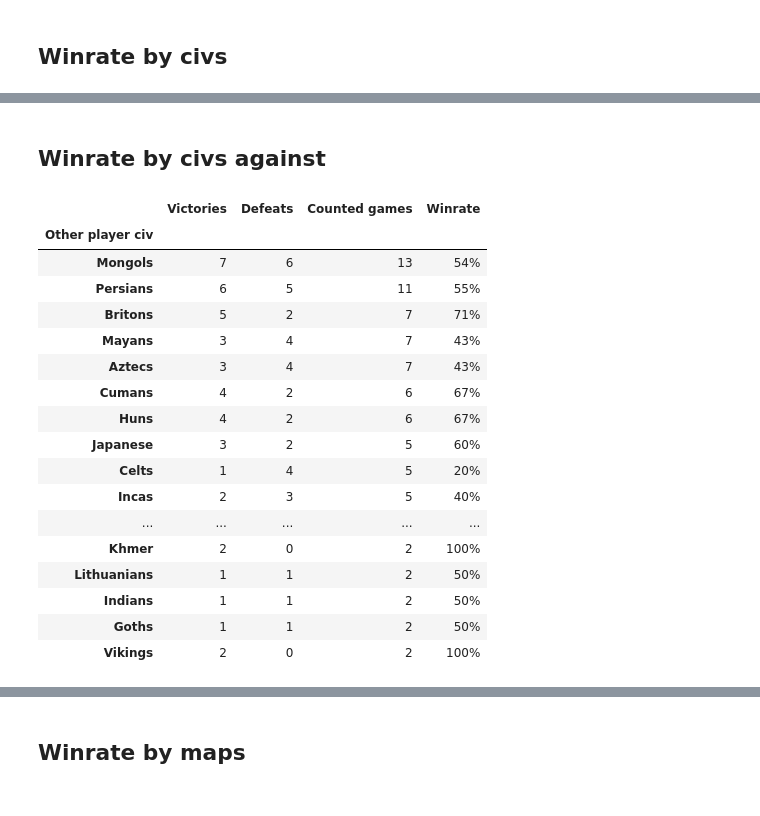
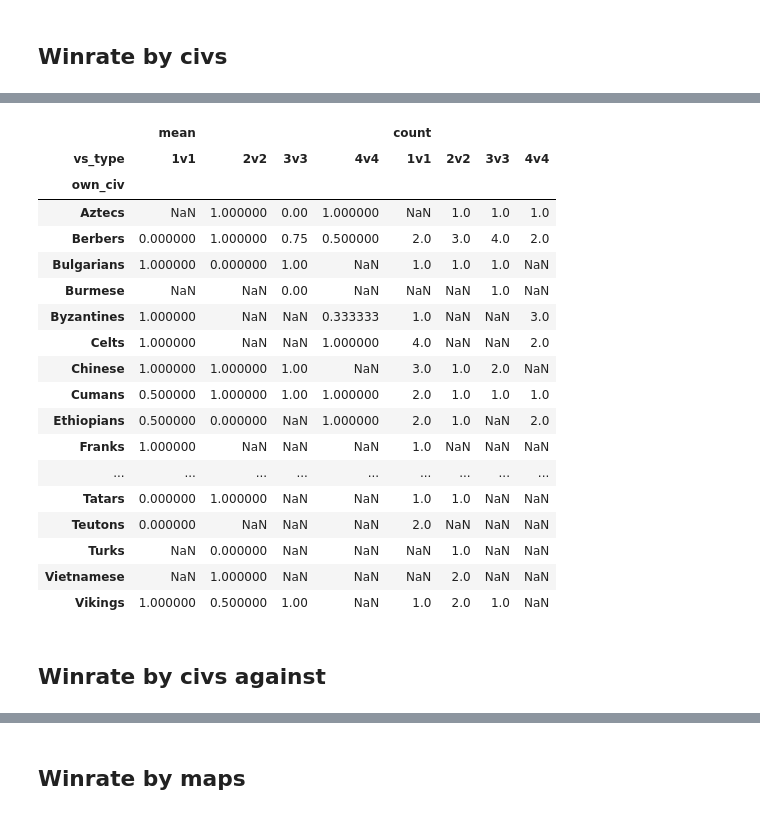
Before and after one commit to NaFreitaz/Aoe2-stats, a Jupyter notebook: Age of Empires 2 player stats.ipynb, the cells around one changed output, grey strips where cells are left out. Drawn from its saved outputs; the diff is of its cells as text; code cells hidden in the pictures.

```diff
--- a/Age of Empires 2 player stats.ipynb
+++ b/Age of Empires 2 player stats.ipynb
@@ -99,28 +334,28 @@ df_agg.sort_values(by='Counted games',ascending=False)\
+# %%
+win_rate = pd.pivot_table(ranked_data, values='treated_win', columns = 'vs_type', index=['own_civ'], aggfunc = [np.mean, 'count'])
+
+win_rate.sort_values(by='Counted games',ascending=False)\
+    .style.format("{:.0%}",subset=['Winrate'])\
+    .applymap(color_red_green,subset=['Winrate'])
+# %% [output]
+|  | mean |  |  |  | count |  |  |  |
+| vs_type | 1v1 | 2v2 | 3v3 | 4v4 | 1v1 | 2v2 | 3v3 | 4v4 |
+| own_civ |  |  |  |  |  |  |  |  |
+| Aztecs | NaN | 1.000000 | 0.00 | 1.000000 | NaN | 1.0 | 1.0 | 1.0 |
+| Berbers | 0.000000 | 1.000000 | 0.75 | 0.500000 | 2.0 | 3.0 | 4.0 | 2.0 |
+| Bulgarians | 1.000000 | 0.000000 | 1.00 | NaN | 1.0 | 1.0 | 1.0 | NaN |
+| Burmese | NaN | NaN | 0.00 | NaN | NaN | NaN | 1.0 | NaN |
+| Byzantines | 1.000000 | NaN | NaN | 0.333333 | 1.0 | NaN | NaN | 3.0 |
+| Celts | 1.000000 | NaN | NaN | 1.000000 | 4.0 | NaN | NaN | 2.0 |
+| Chinese | 1.000000 | 1.000000 | 1.00 | NaN | 3.0 | 1.0 | 2.0 | NaN |
+| Cumans | 0.500000 | 1.000000 | 1.00 | 1.000000 | 2.0 | 1.0 | 1.0 | 1.0 |
+| Ethiopians | 0.500000 | 0.000000 | NaN | 1.000000 | 2.0 | 1.0 | NaN | 2.0 |
+| Franks | 1.000000 | NaN | NaN | NaN | 1.0 | NaN | NaN | NaN |
+| ... | ... | ... | ... | ... | ... | ... | ... | ... |
+| Tatars | 0.000000 | 1.000000 | NaN | NaN | 1.0 | 1.0 | NaN | NaN |
+| Teutons | 0.000000 | NaN | NaN | NaN | 2.0 | NaN | NaN | NaN |
+| Turks | NaN | 0.000000 | NaN | NaN | NaN | 1.0 | NaN | NaN |
+| Vietnamese | NaN | 1.000000 | NaN | NaN | NaN | 2.0 | NaN | NaN |
+| Vikings | 1.000000 | 0.500000 | 1.00 | NaN | 1.0 | 2.0 | 1.0 | NaN |
 # %% [markdown]
 ## Winrate by civs against
-# %%
-df_other_agg = df.groupby(['Other player civ'])[['Victories','Defeats','Counted games']].sum()
-df_other_agg = df_other_agg[df_other_agg['Counted games'] > 1]
-df_other_agg['Winrate'] = df_other_agg['Victories'] / (df_other_agg['Victories'] + df_other_agg['Defeats'])
-df_other_agg.sort_values(by='Counted games',ascending=False)\
-    .style.format("{:.0%}",subset=['Winrate'])\
-    .applymap(color_red_green,subset=['Winrate'])
-# %% [output]
-|  | Victories | Defeats | Counted games | Winrate |
-| Other player civ |  |  |  |  |
-| Mongols | 7 | 6 | 13 | 54% |
-| Persians | 6 | 5 | 11 | 55% |
-| Britons | 5 | 2 | 7 | 71% |
-| Mayans | 3 | 4 | 7 | 43% |
-| Aztecs | 3 | 4 | 7 | 43% |
-| Cumans | 4 | 2 | 6 | 67% |
-| Huns | 4 | 2 | 6 | 67% |
-| Japanese | 3 | 2 | 5 | 60% |
-| Celts | 1 | 4 | 5 | 20% |
-| Incas | 2 | 3 | 5 | 40% |
-| ... | ... | ... | ... | ... |
-| Khmer | 2 | 0 | 2 | 100% |
-| Lithuanians | 1 | 1 | 2 | 50% |
-| Indians | 1 | 1 | 2 | 50% |
-| Goths | 1 | 1 | 2 | 50% |
-| Vikings | 2 | 0 | 2 | 100% |
```
Also changed, not shown: parts of 39 cells of this notebook.
